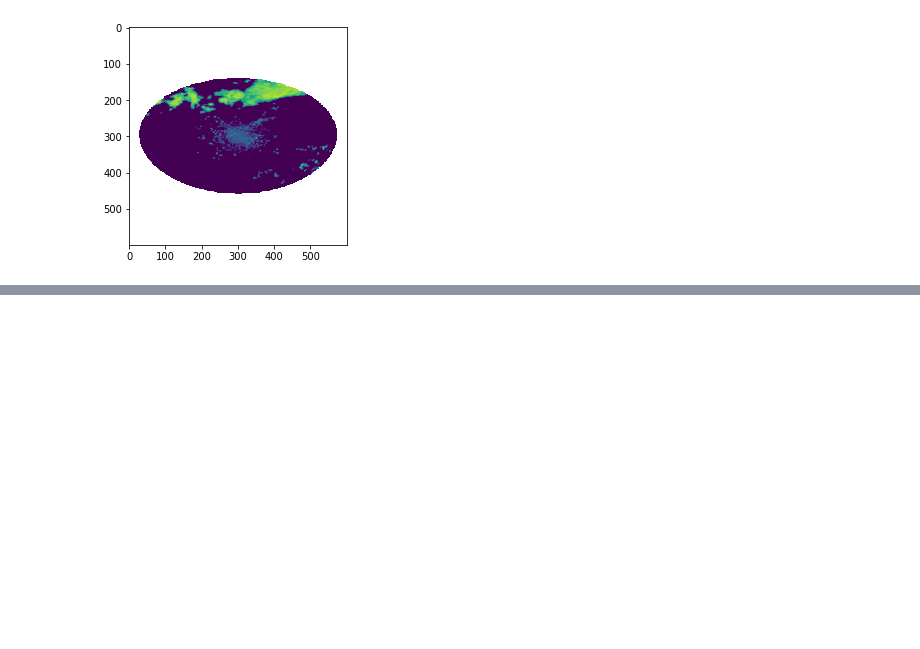
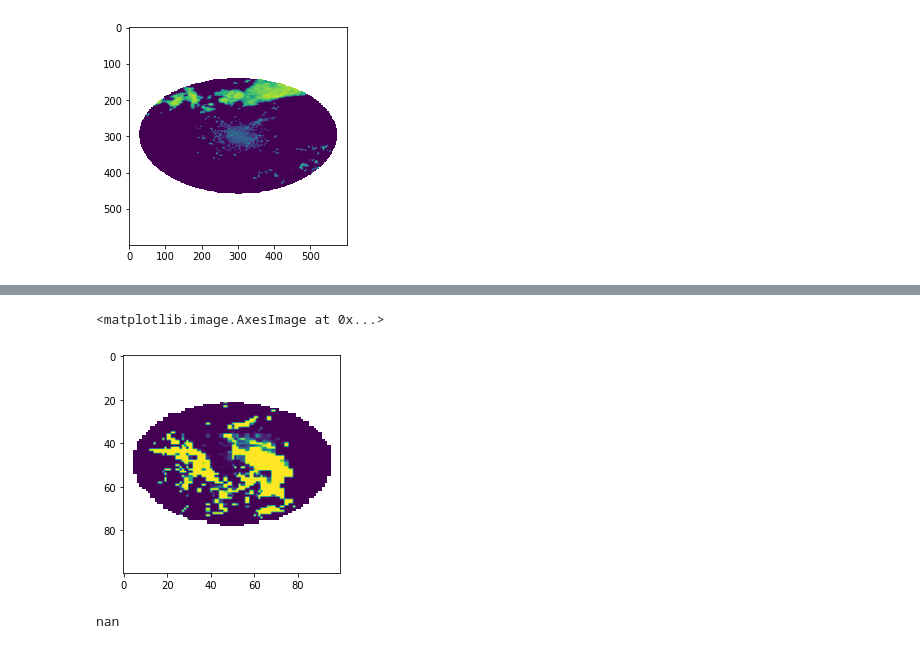
Before and after one commit to FionaLippert/birdMigration, a Jupyter notebook: visualization/h5_exploration.ipynb, the cells around one changed output, grey strips where cells are left out. Drawn from its saved outputs; the diff is of its cells as text; code cells hidden in the pictures; blank space fills up the shorter version.

```diff
--- a/visualization/h5_exploration.ipynb
+++ b/visualization/h5_exploration.ipynb
@@ -539,0 +558,11 @@ plt.imshow(np.log(ds_f.VID[0,20:80,20:80]+0.1))
+# %%
+arr = np.array(ds_f.VID[0,:,:].copy())
+arr[np.where(arr > 2000)] = 2000
+plt.imshow(arr)
+# %% [output]
+<matplotlib.image.AxesImage at 0x...>
+[figure, added]
+# %%
+np.nanmax(arr)
+# %% [output]
+nan
```
Also changed, not shown: parts of 2 cells of this notebook, 1 other file.
